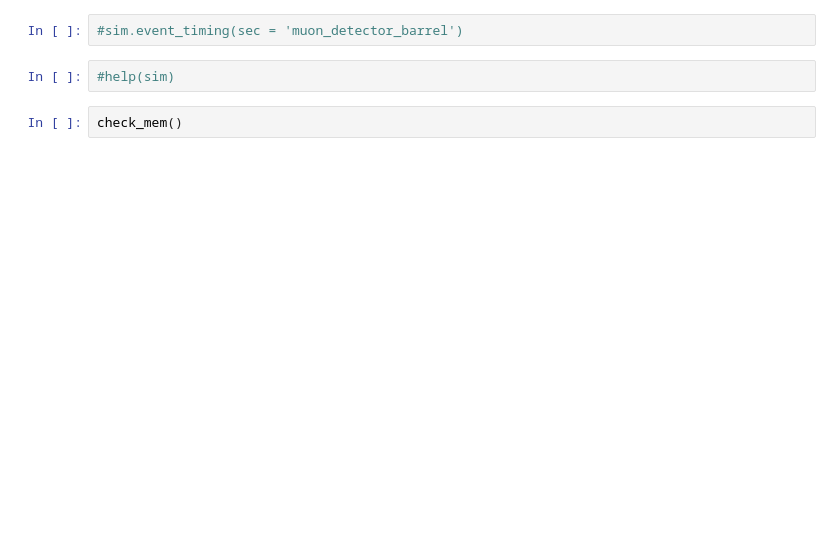
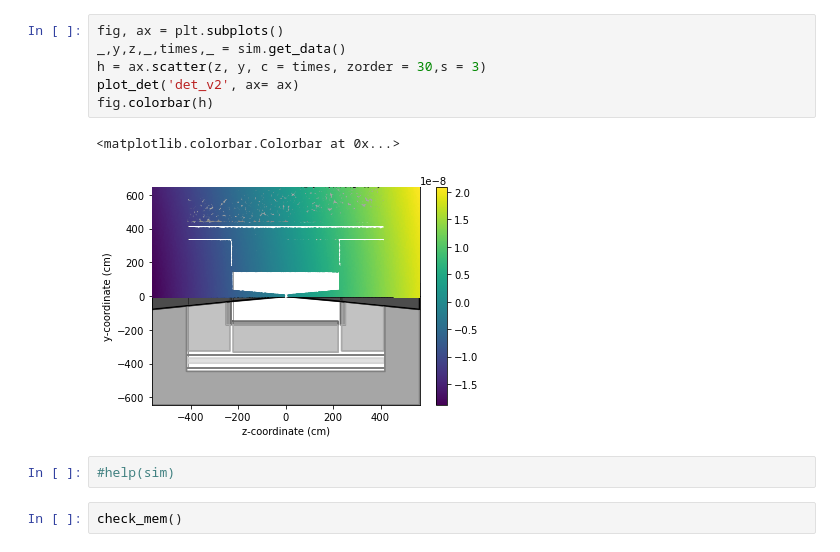
Before and after one commit to mhostert/BIN_MC, a Jupyter notebook: Changed_sim.ipynb, the cells around one changed output. Saved outputs shown, nothing was run; the diff lists cells and outputs as text; blank space fills up the shorter version.

```diff
--- a/Changed_sim.ipynb
+++ b/Changed_sim.ipynb
@@ -23,5 +26,12 @@ sim.plot(sec = 'muon_detector_ec')
 # %%
-#sim.event_timing(sec = 'muon_detector_barrel')
+fig, ax = plt.subplots()
+_,y,z,_,times,_ = sim.get_data()
+h = ax.scatter(z, y, c = times, zorder = 30,s = 3)
+plot_det('det_v2', ax= ax)
+fig.colorbar(h)
+# %% [output]
+<matplotlib.colorbar.Colorbar at 0x...>
+[figure, added]
 # %%
 #help(sim)
 # %%
```
Also changed, not shown: parts of 6 cells of this notebook, 1 other file.
